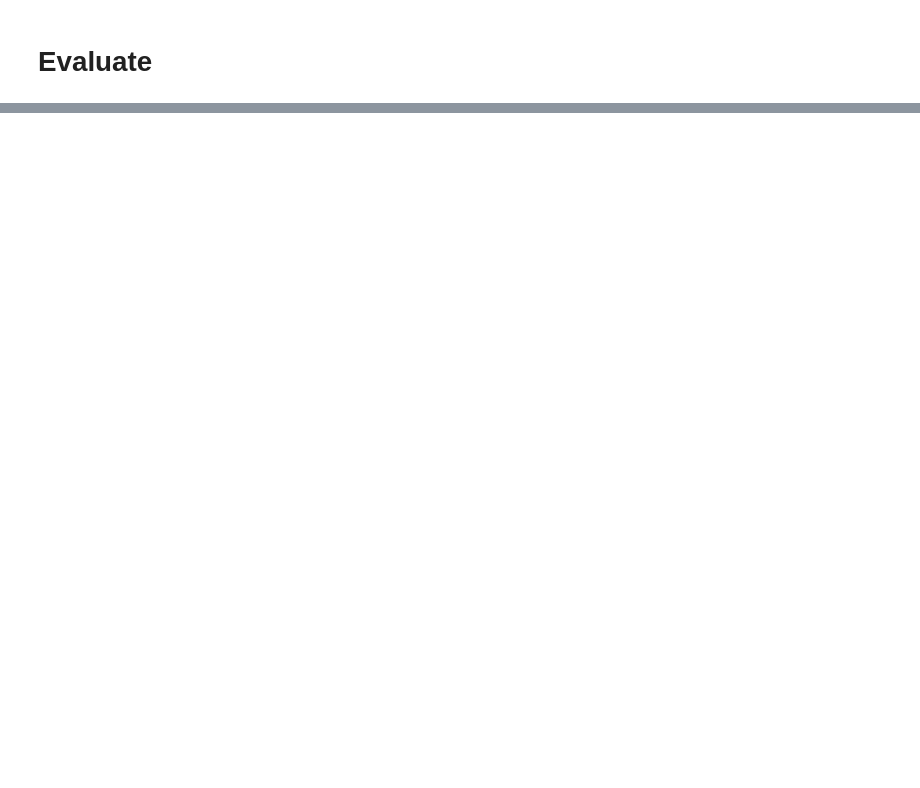
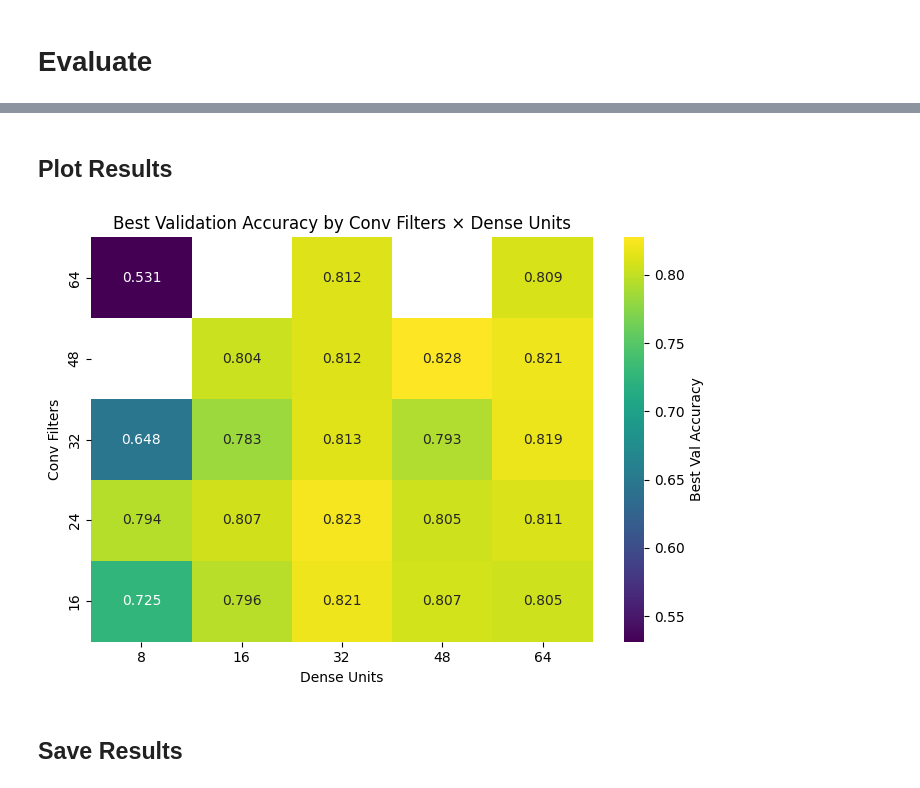
Before and after one commit to Rich143/KeywordSpottingFW, a Jupyter notebook: HostSW/TrainModel.ipynb, the cells around one changed output, grey strips where cells are left out. Cells and saved outputs as stored; diff of their text form; code cells hidden in the pictures; blank space fills up the shorter version.

```diff
--- a/HostSW/TrainModel.ipynb
+++ b/HostSW/TrainModel.ipynb
@@ -1075,0 +1247,43 @@ Test Eval
+# %% [markdown]
+## Plot Results
+# %%
+import pandas as pd
+import numpy as np
+import matplotlib.pyplot as plt
+import seaborn as sns
+
+df = study.trials_dataframe()
+
+# Keep only completed trials (drop pruned/failed ones)
+df = df[df['state'] == 'COMPLETE']
+
+# Pivot: best val_accuracy for each (conv_filters, dense_units) combination
+pivot = df.pivot_table(
+    index='params_conv_filters',
+    columns='params_dense_units',
+    values='value',
+    aggfunc='max',
+)
+
+# Sort axes numerically for a clean visual progression
+pivot = pivot.sort_index(ascending=False)
+pivot = pivot[sorted(pivot.columns)]
+
+fig, ax = plt.subplots(figsize=(7, 5))
+sns.heatmap(
+    pivot,
+    annot=True,
+    fmt='.3f',
+    cmap='viridis',
+    cbar_kws={'label': 'Best Val Accuracy'},
+    ax=ax,
+)
+ax.set_xlabel('Dense Units')
+ax.set_ylabel('Conv Filters')
+ax.set_title('Best Validation Accuracy by Conv Filters × Dense Units')
+plt.tight_layout()
+plt.show()
+# %% [output]
+[figure, added]
+# %% [markdown]
+## Save Results
```
Also changed, not shown: parts of 14 cells of this notebook, 3 other files.
